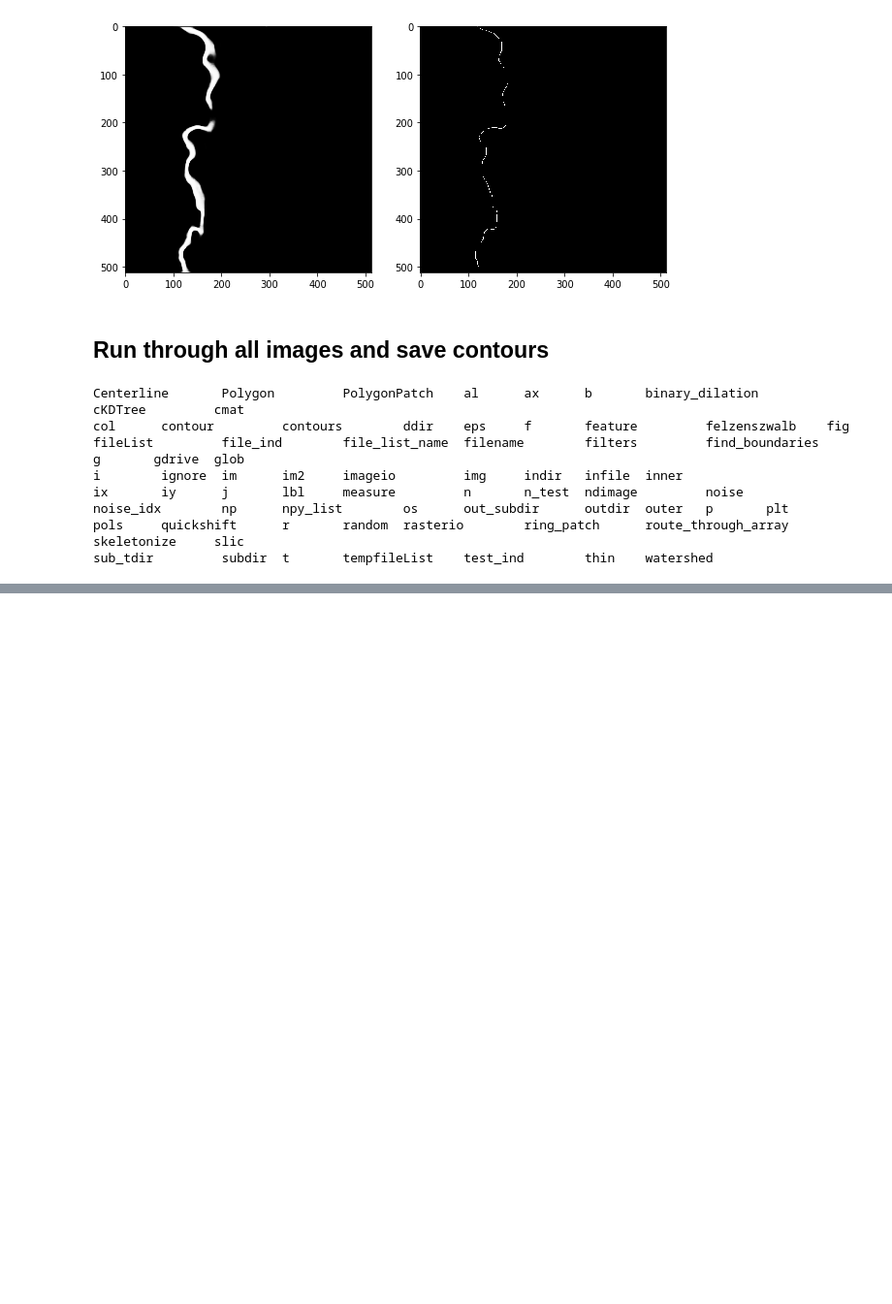
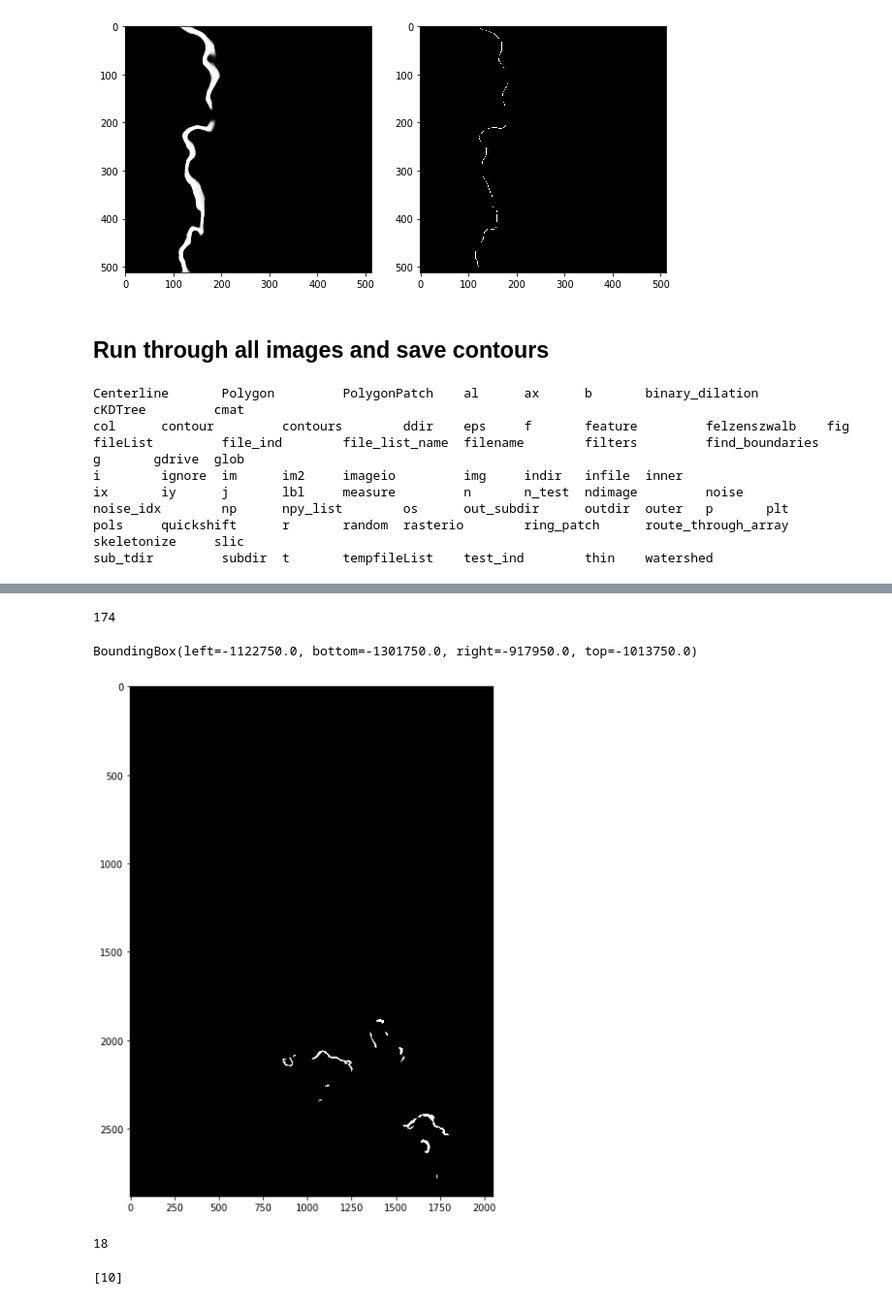
Before and after one commit to yaramohajerani/GL_learning, a Jupyter notebook: GL_postprocessing_geocoded_complex.ipynb, the cells around one changed output, grey strips where cells are left out. Shown at 97% size. Saved outputs shown, nothing was run; the diff lists cells and outputs as text; code cells hidden in the pictures; blank space fills up the shorter version.

```diff
--- a/GL_postprocessing_geocoded_complex.ipynb
+++ b/GL_postprocessing_geocoded_complex.ipynb
@@ -468,0 +653,30 @@ for t in ['Train']: #['Train','Test']
+# %%
+len(cn)
+# %% [output]
+174
+# %%
+#-- directory setup
+ddir = os.path.expanduser('~/GL_learning_data/geocoded_v1')
+subdir = 'atrous_32init_drop0.2_customLossR727.dir'
+FILTER = 6000
+pred_dir = os.path.join(ddir,'stitched.dir',subdir)
+pred_file = 'gl_069_181218-181224-181224-181230_014095-025166-025166-014270_T110614_T110655.tif'
+# %%
+#-- threshold for getting contours and centerlines
+eps = 0.3
+#-- read file
+raster = rasterio.open(os.path.join(pred_dir,pred_file),'r')
+im = raster.read(1)
+#-- get transformation matrix
+trans = raster.transform
+# %%
+bb = raster.bounds
+bb
+# %% [output]
+BoundingBox(left=-1122750.0, bottom=-1301750.0, right=-917950.0, top=-1013750.0)
+# %%
+fig = plt.figure(1,figsize=(10,10))
+plt.imshow(im, cmap=plt.cm.gray)
+plt.show()
+# %% [output]
+[figure, added]
@@ -468,0 +703,4 @@ for t in ['Train']: #['Train','Test']
+# %%
+len(pols)
+# %% [output]
+18
@@ -468,0 +714,4 @@ for t in ['Train']: #['Train','Test']
+# %%
+ignore_list
+# %% [output]
+[10]
```
Also changed, not shown: parts of 61 cells of this notebook.
